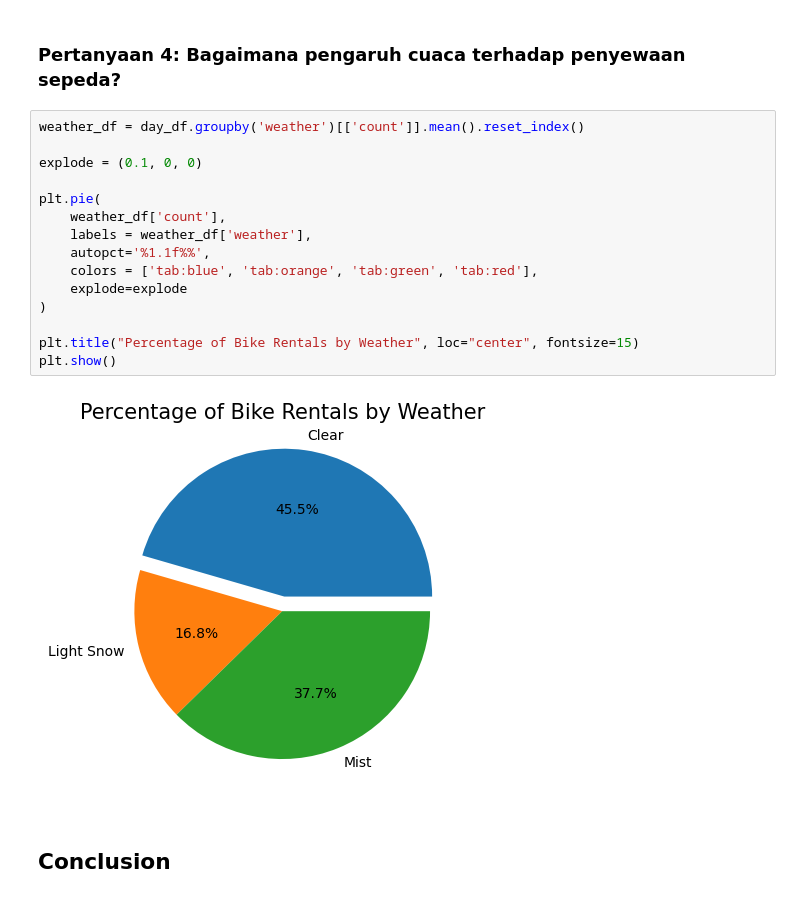
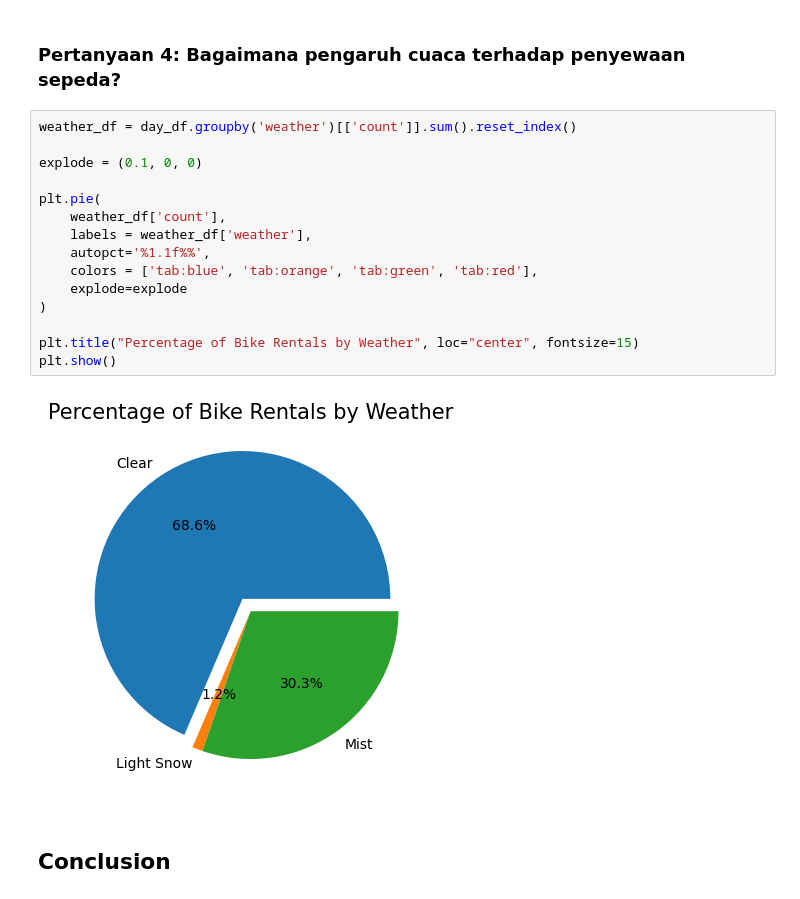
Before and after one commit to fathanahdz/submission-proyekDA-dicoding, a Jupyter notebook: Proyek_Analisis_Data.ipynb, the cells around one changed output. Cells and saved outputs as stored; diff of their text form.

```diff
--- a/Proyek_Analisis_Data.ipynb
+++ b/Proyek_Analisis_Data.ipynb
@@ -620,22 +603,22 @@ plt.show()
 # %% [markdown]
 ### Pertanyaan 4: Bagaimana pengaruh cuaca terhadap penyewaan sepeda?
 # %%
-weather_df = day_df.groupby('weather')[['count']].mean().reset_index()
+weather_df = day_df.groupby('weather')[['count']].sum().reset_index()
 
 explode = (0.1, 0, 0)
 
 plt.pie(
     weather_df['count'],
     labels = weather_df['weather'],
     autopct='%1.1f%%',
     colors = ['tab:blue', 'tab:orange', 'tab:green', 'tab:red'],
     explode=explode
 )
 
 plt.title("Percentage of Bike Rentals by Weather", loc="center", fontsize=15)
 plt.show()
 # %% [output]
-[figure, old version]
+[figure, new version]
 # %% [markdown]
 ## Conclusion
 # %% [markdown]
```
Also changed, not shown: parts of 3 cells of this notebook.
